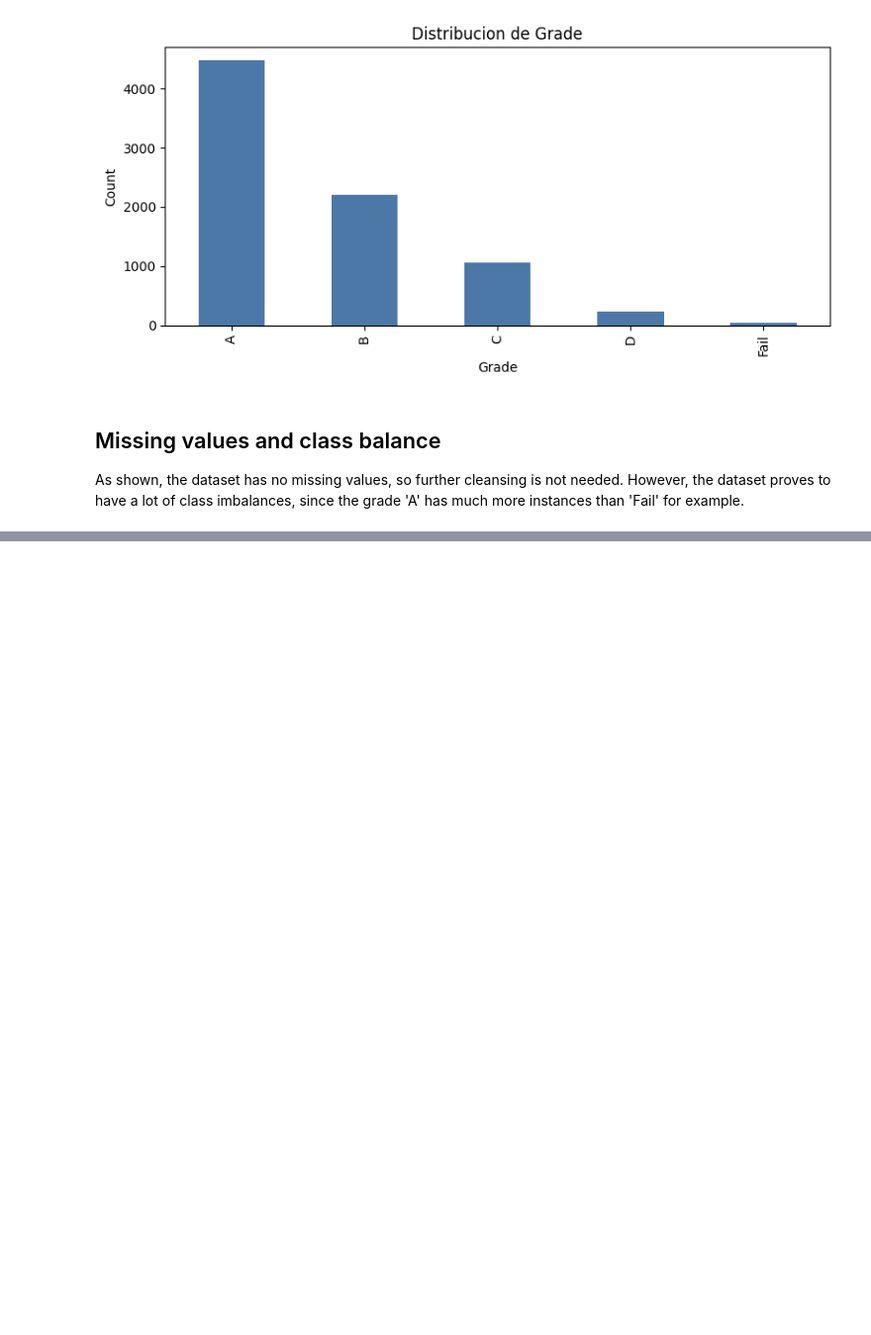
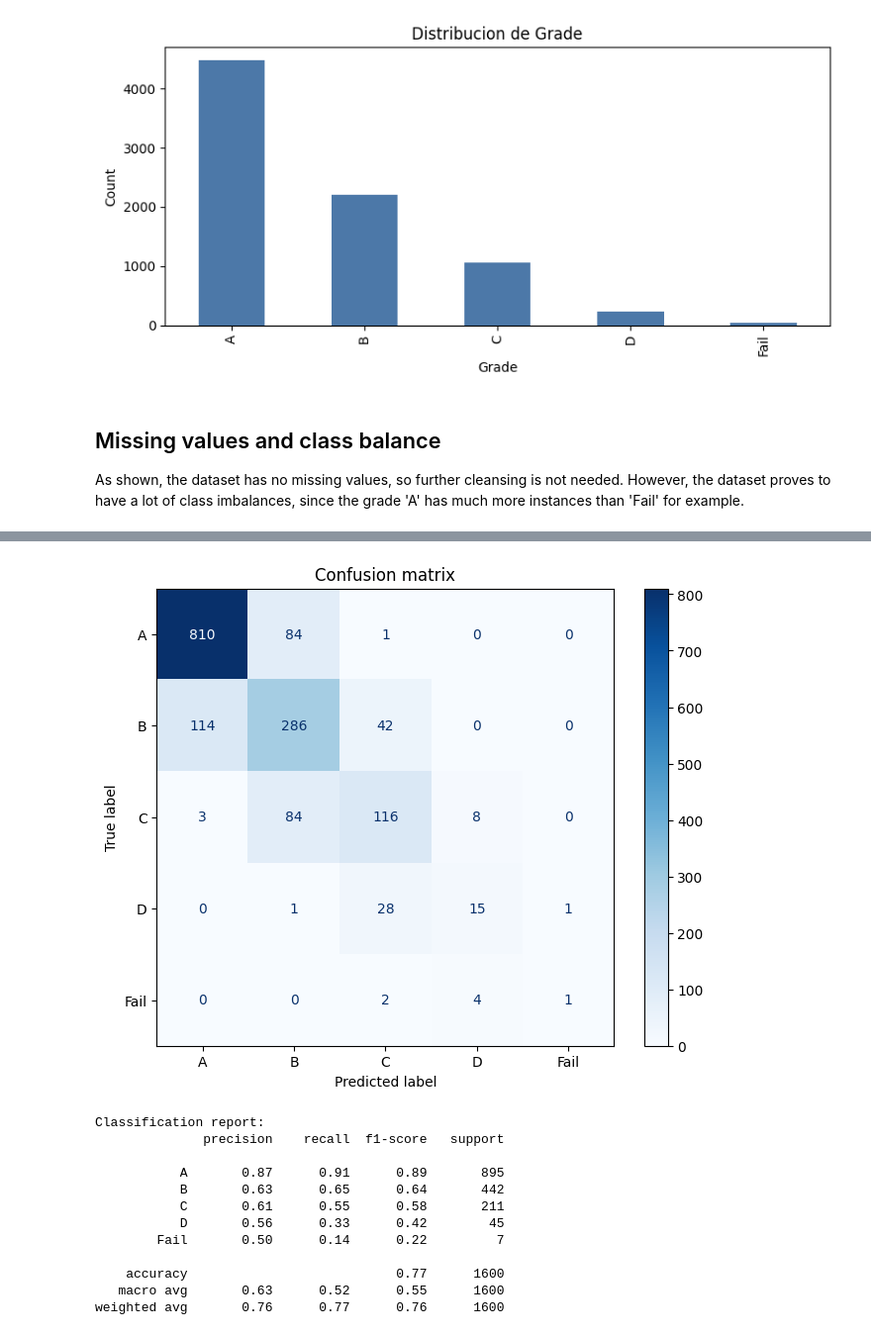
Before and after one commit to DanielContrerasCh/Student-Grade-Prediction, a Jupyter notebook: model.ipynb, the cells around one changed output, grey strips where cells are left out. Shown at 99% size. Drawn from its saved outputs; the diff is of its cells as text; code cells hidden in the pictures; blank space fills up the shorter version.

```diff
--- a/model.ipynb
+++ b/model.ipynb
@@ -142,0 +196,44 @@ Example of processed features:
+# %%
+
+try:
+    labels = label_encoder.classes_
+except NameError:
+    labels = None
+
+if 'y_test' in globals() and 'y_pred' in globals():
+    if labels is not None:
+        cm = confusion_matrix(y_test, y_pred, labels=np.arange(len(labels)))
+        disp = ConfusionMatrixDisplay(confusion_matrix=cm, display_labels=labels)
+        fig, ax = plt.subplots(figsize=(8, 6))
+        disp.plot(cmap='Blues', ax=ax, values_format='d')
+        plt.title('Confusion matrix')
+        plt.show()
+
+        print('Classification report:')
+        print(classification_report(y_test, y_pred, target_names=labels))
+    else:
+        cm = confusion_matrix(y_test, y_pred)
+        disp = ConfusionMatrixDisplay(confusion_matrix=cm)
+        fig, ax = plt.subplots(figsize=(8, 6))
+        disp.plot(cmap='Blues', ax=ax, values_format='d')
+        plt.title('Confusion matrix')
+        plt.show()
+
+        print('Classification report:')
+        print(classification_report(y_test, y_pred))
+else:
+    print('No se encontraron `y_test` y `y_pred`.')
+# %% [output]
+[figure, added]
+Classification report:
+              precision    recall  f1-score   support
+
+           A       0.87      0.91      0.89       895
+           B       0.63      0.65      0.64       442
+           C       0.61      0.55      0.58       211
+           D       0.56      0.33      0.42        45
+        Fail       0.50      0.14      0.22         7
+
+    accuracy                           0.77      1600
+   macro avg       0.63      0.52      0.55      1600
+weighted avg       0.76      0.77      0.76      1600
```
Also changed, not shown: parts of 6 cells of this notebook.
